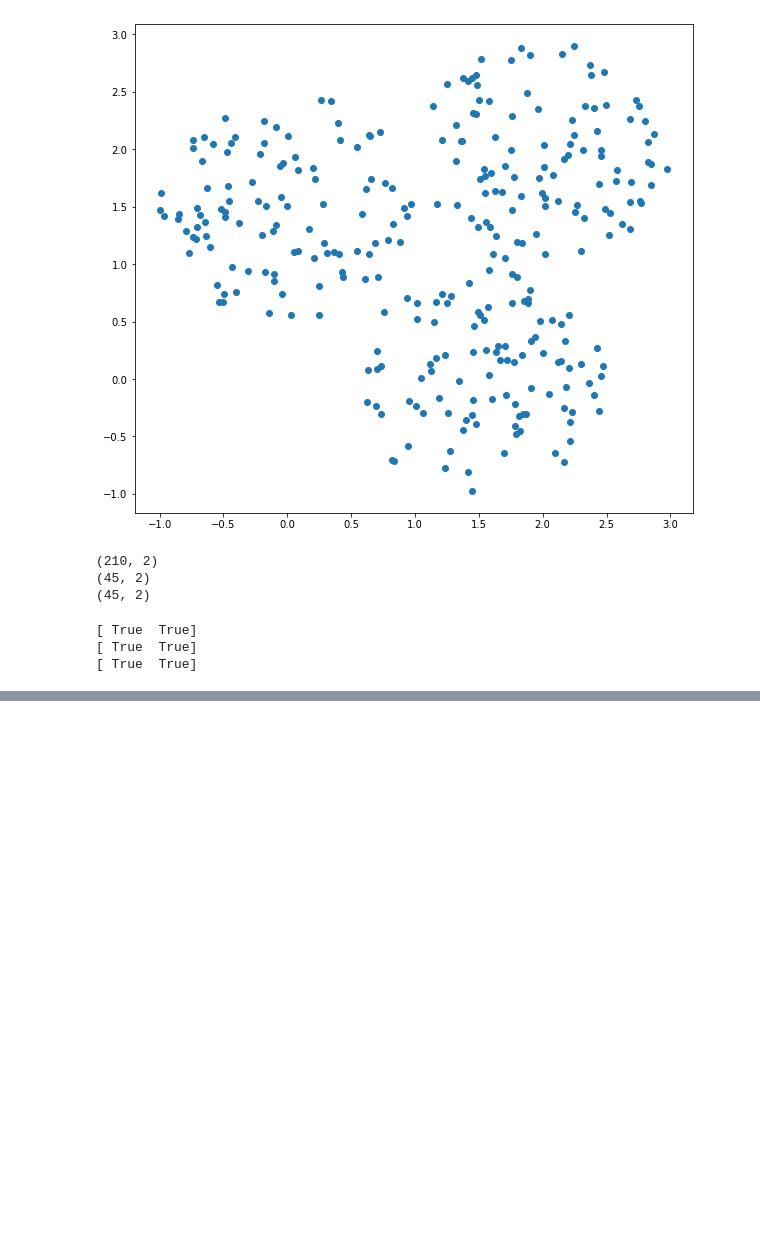
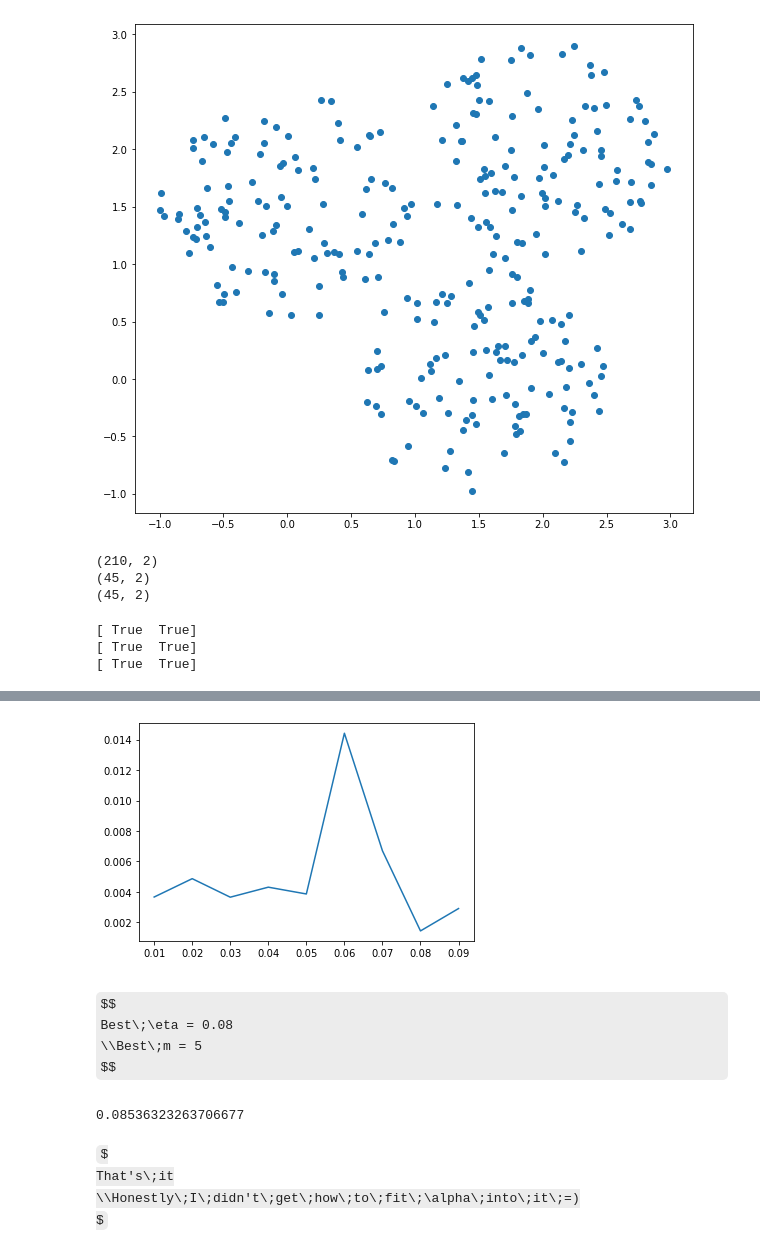
Before and after one commit to garfield-gray/NeuralNetwork, a Jupyter notebook: Hidden layer/main.ipynb, the cells around one changed output, grey strips where cells are left out. Cells and saved outputs as stored; diff of their text form; code cells hidden in the pictures; some formulas as TeX source; blank space fills up the shorter version.

```diff
--- a/Hidden layer/main.ipynb
+++ b/Hidden layer/main.ipynb
@@ -162,0 +157,16 @@ array([[0.],
+# %%
+etas = np.arange(1e-2, 1e-1, 1e-2)
+Errors = []
+for i in etas:
+    Ws = tuning(5, i)
+    Errors.append(np.linalg.norm(Yv-predict(Xv, Ws[0], Ws[1]))**2/nu)
+# %%
+plt.plot(etas, Errors)
+plt.show()
+# %% [output]
+[figure, added]
+# %% [markdown]
+$$
+Best\;\eta = 0.08
+\\Best\;m = 5
+$$
@@ -162,0 +175,10 @@ array([[0.],
+# %%
+testerror = np.linalg.norm(Yte-predict(Xte, Ws[0], Ws[1]))**2/nu
+print(testerror)
+# %% [output]
+0.08536323263706677
+# %% [markdown]
+$
+That's\;it
+\\Honestly\;I\;didn't\;get\;how\;to\;fit\;\alpha\;into\;it\;=)
+$
```
Also changed, not shown: parts of 9 cells of this notebook.
